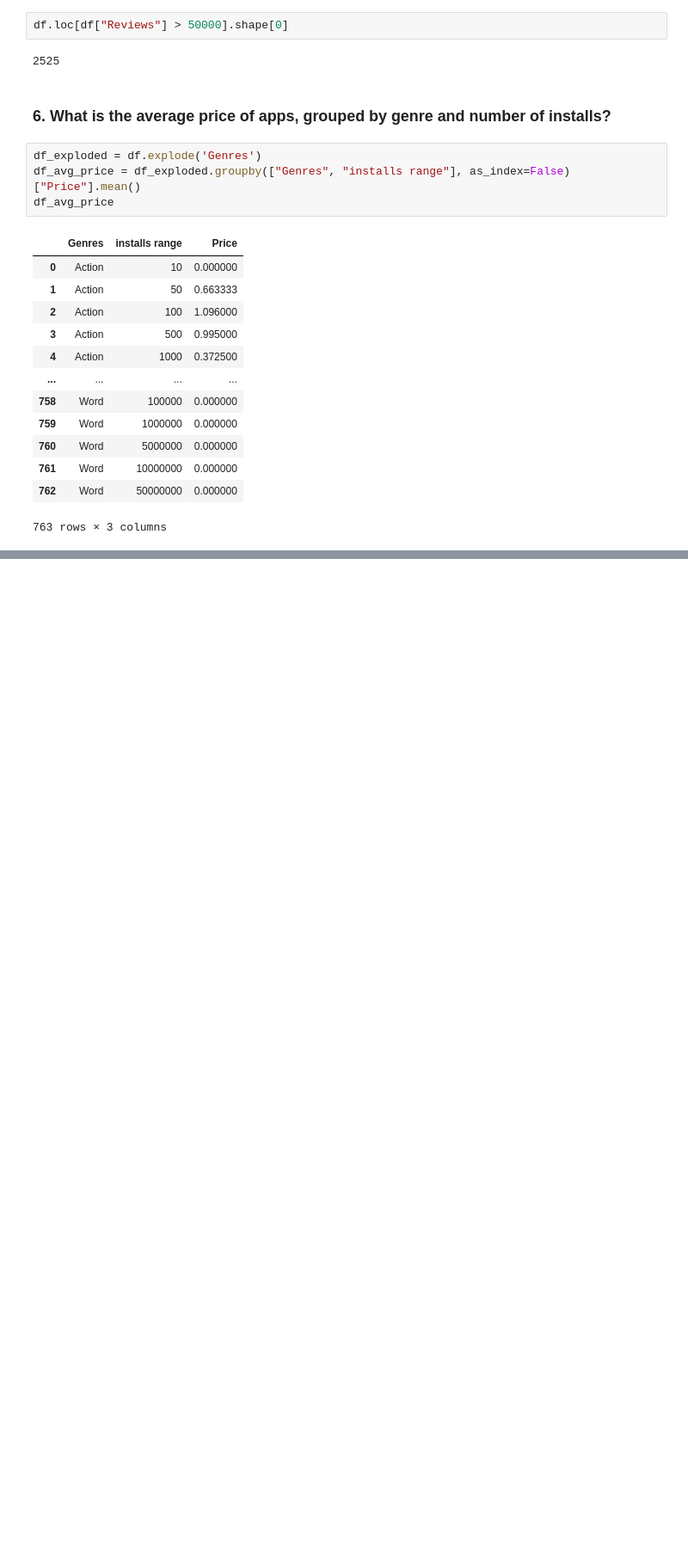
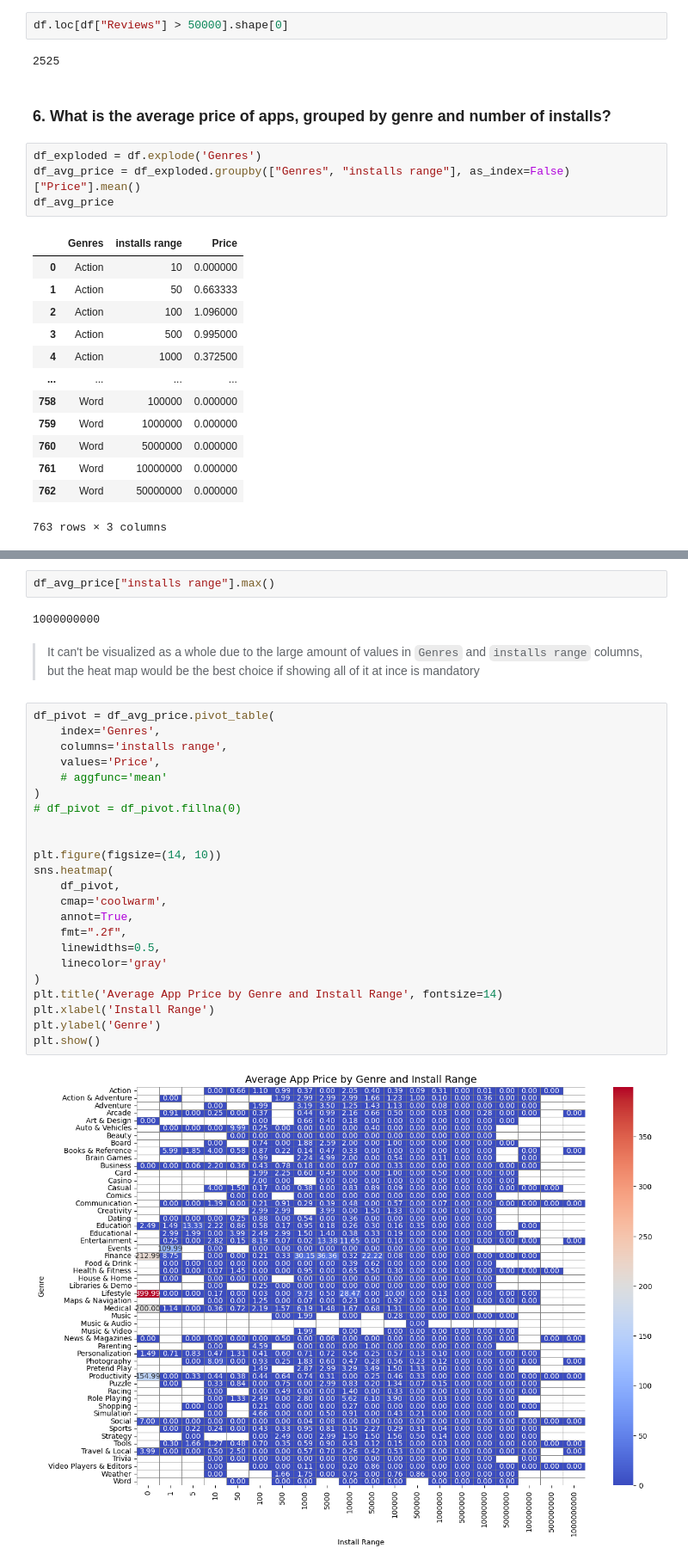
Before and after one commit to YoussifAhmed66/Play-Store-apps-data-cleaning-and-preprocessing, a Jupyter notebook: Script.ipynb, the cells around one changed output, grey strips where cells are left out. Shown at 86% size. Saved outputs shown, nothing was run; the diff lists cells and outputs as text; blank space fills up the shorter version.

Commit message:
Solved analytical questions with visualizations

```diff
--- a/Script.ipynb
+++ b/Script.ipynb
@@ -713,0 +723,31 @@ df_avg_price
+# %%
+df_avg_price["installs range"].max()
+# %% [output]
+1000000000
+# %% [markdown]
+> It can't be visualized as a whole due to the large amount of values in `Genres` and `installs range` columns, but the heat map would be the best choice if showing all of it at ince is mandatory
+# %%
+df_pivot = df_avg_price.pivot_table(
+    index='Genres',
+    columns='installs range',
+    values='Price',
+    # aggfunc='mean'
+)
+# df_pivot = df_pivot.fillna(0)
+
+
+plt.figure(figsize=(14, 10))
+sns.heatmap(
+    df_pivot,
+    cmap='coolwarm',
+    annot=True,
+    fmt=".2f",
+    linewidths=0.5,
+    linecolor='gray'
+)
+plt.title('Average App Price by Genre and Install Range', fontsize=14)
+plt.xlabel('Install Range')
+plt.ylabel('Genre')
+plt.show()
+# %% [output]
+[figure, added]
```
Also changed, not shown: parts of 29 cells of this notebook.
